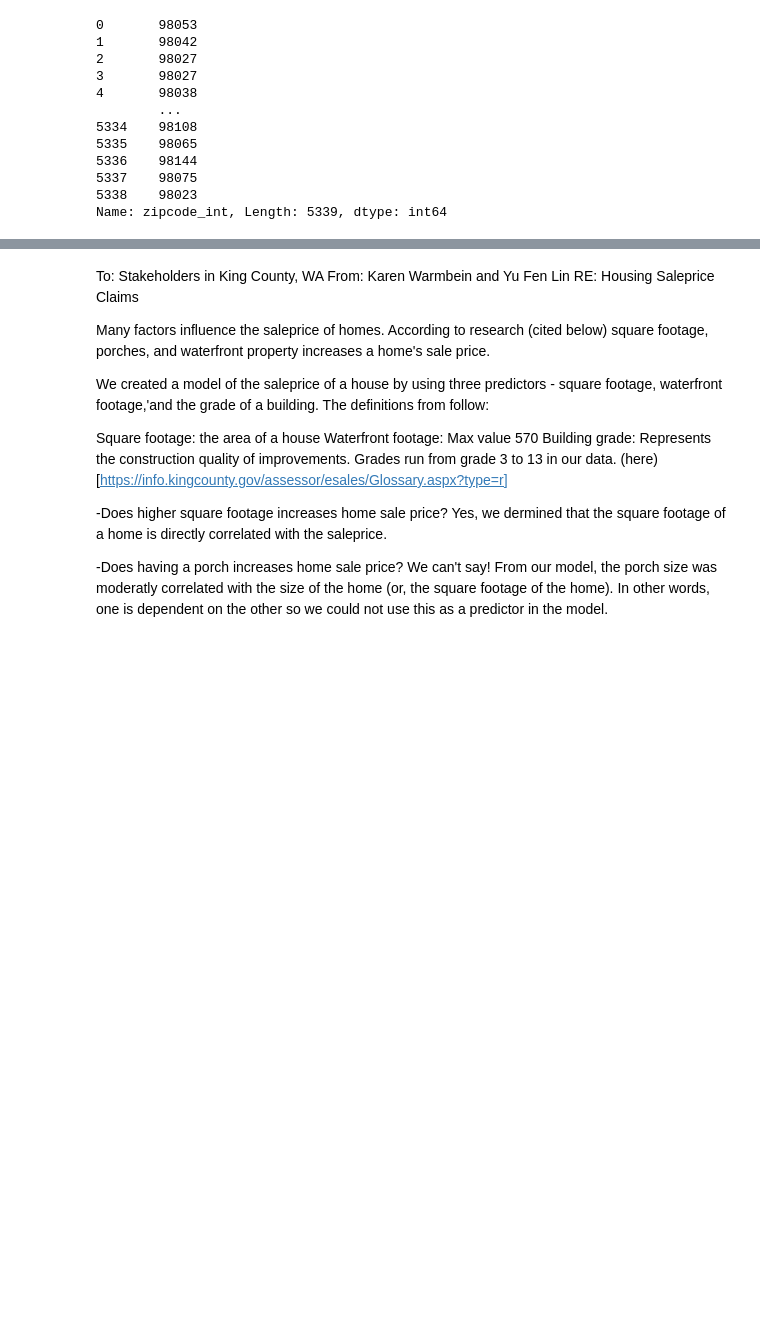
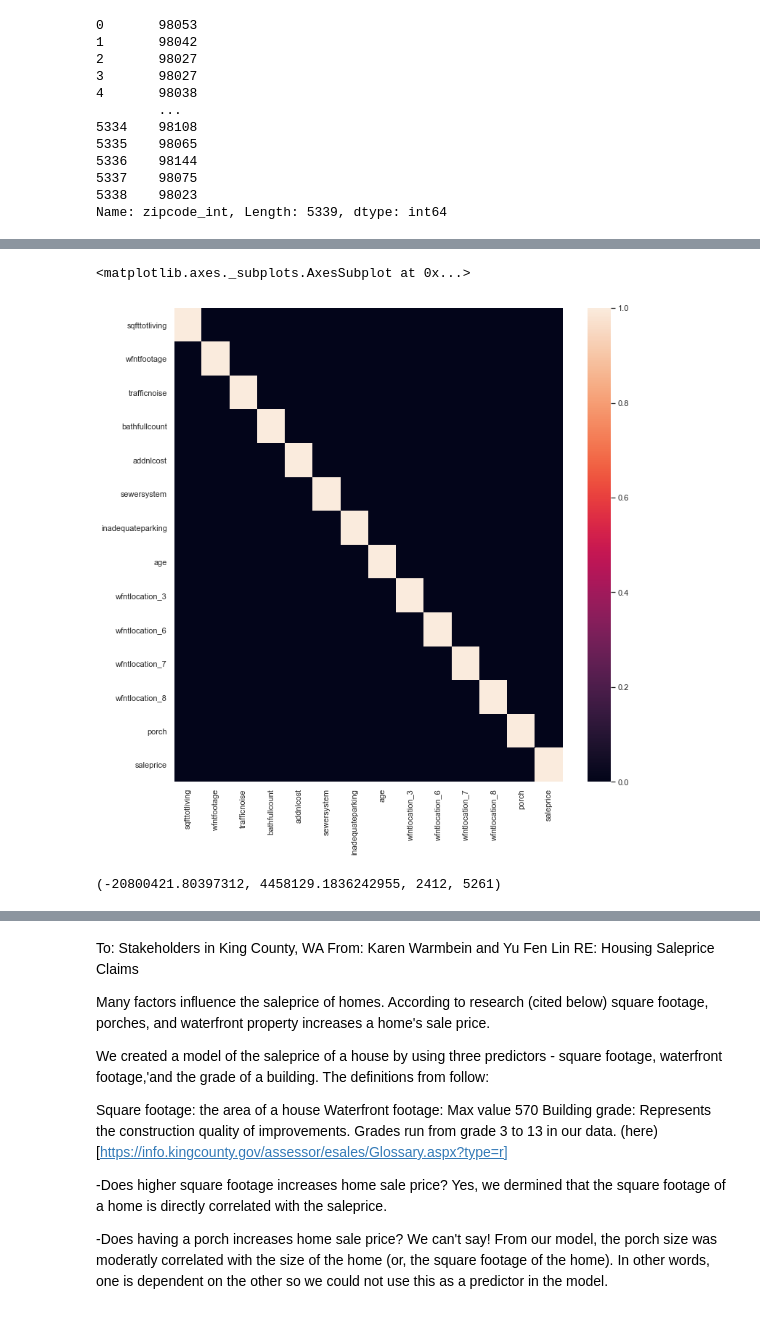
Before and after one commit to karenkathryn/housing_prices_project, a Jupyter notebook: sandbox.ipynb, the cells around one changed output, grey strips where cells are left out. Drawn from its saved outputs; the diff is of its cells as text; code cells hidden in the pictures; blank space fills up the shorter version.

```diff
--- a/sandbox.ipynb
+++ b/sandbox.ipynb
@@ -173,0 +294,22 @@ plt.hist(errors, bins=30);
+# %%
+
+list_reduced = ['sqfttotliving','wfntfootage', 'trafficnoise',
+                'bathfullcount','addnlcost','sewersystem','inadequateparking',
+                'age','wfntlocation_3','wfntlocation_6','wfntlocation_7','wfntlocation_8','porch']
+df_reduced = df[list_reduced]
+X = df_reduced
+Y = df['saleprice']
+
+# predictors = sm.add_constant(X)
+
+X_scaled = (X - np.mean(X)) / np.std(X)
+predictors = sm.add_constant(X_scaled)
+
+model = sm.OLS(np.asarray(Y), predictors).fit()
+model.summary()
+# print(X.sample(5))
+# print(f"mean = {Y.mean()}")
+# print(f"median = {Y.median()}")
+# print(f"mode = {Y.mode()}")
+# print(f"stand dev = {Y.std()}")
+# model.summary()
@@ -181,3 +366,0 @@ sns.pairplot(df_test)
-# %%
-sns.set(rc={'figure.figsize':(8, 8)})
-sns.heatmap(df_test4.corr(), annot=True);
@@ -186,3 +373,17 @@ sns.heatmap(df_test4.corr(), annot=True);
+# %%
+sns.set(rc={'figure.figsize':(12, 12)})
+# sns.heatmap(df_test.corr(), annot=True);
+corr_high = abs(df_test.corr()) > .7
+sns.heatmap(corr_high)
+#all our features are independent, none have a high correlation
+#In statistics, multicollinearity (also collinearity) is a phenomenon in which one predictor
+#variable in a multiple regression model can be linearly predicted from the others with a
+#substantial degree of accuracy.
+
+# Found that building grade and square feet of living were highly correlated, so we removed building grade from our model
+# %% [output]
+<matplotlib.axes._subplots.AxesSubplot at 0x...>
+[figure, added]
 # %%
 #Check the model for:
 # Linearity
@@ -191,0 +393,6 @@ sns.heatmap(df_test4.corr(), annot=True);
+# %%
+y_hat = model.fittedvalues
+error = y_hat - Y
+error.min(), error.max(), np.sum(error.values < 0.25), len(error.values)
+# %% [output]
+(-20800421.80397312, 4458129.1836242955, 2412, 5261)
```
Also changed, not shown: parts of 41 cells of this notebook.
